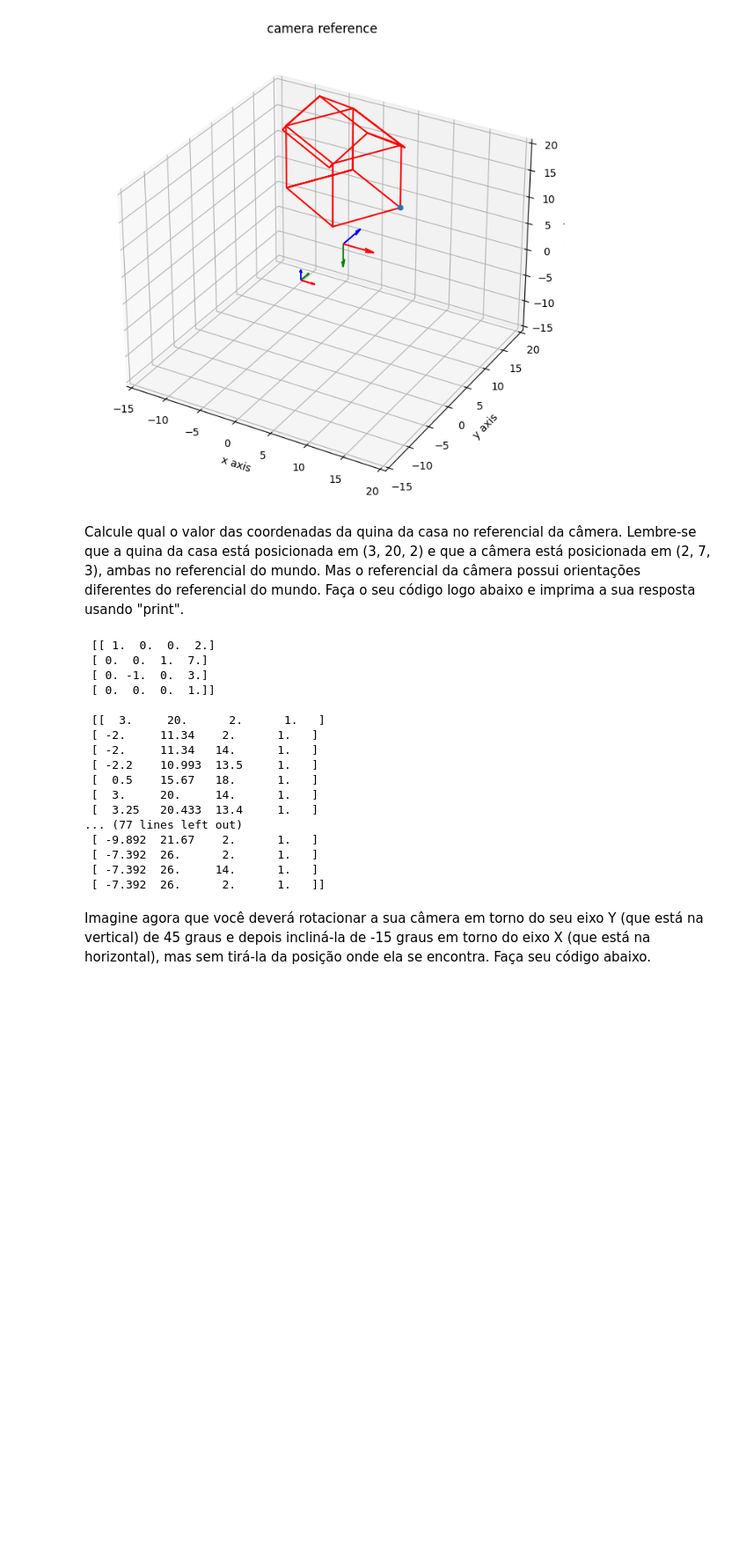
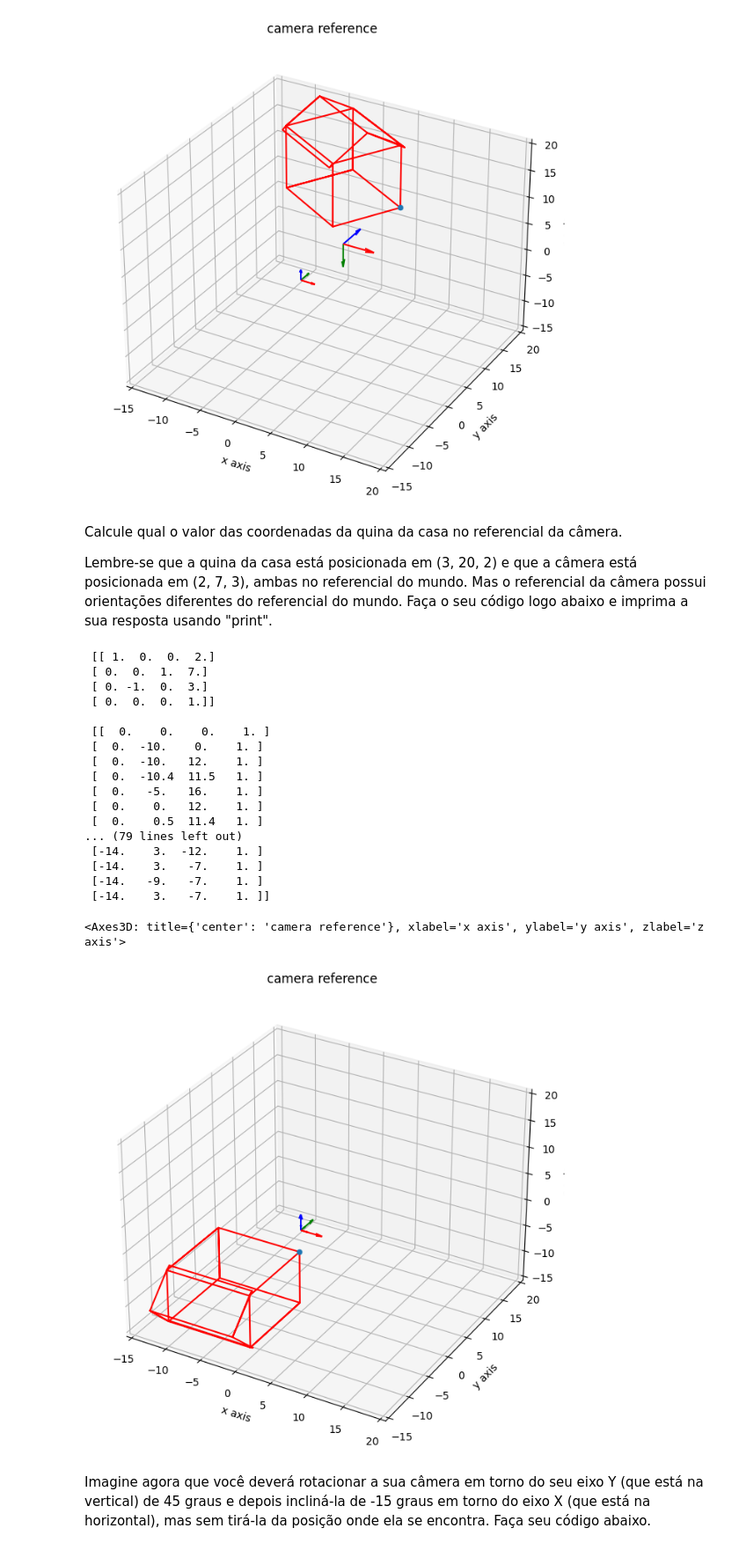
Before and after one commit to MauricioPimenta/ComputerVision, a Jupyter notebook: 2023.09-atividade_movimento_corpo_rigido.ipynb, the cells around one changed output. Shown at 88% size. Saved outputs shown, nothing was run; the diff lists cells and outputs as text; code cells hidden in the pictures; blank space fills up the shorter version.

Commit message:
Problemas pra fazer o referencial da camera... :'(

```diff
--- a/2023.09-atividade_movimento_corpo_rigido.ipynb
+++ b/2023.09-atividade_movimento_corpo_rigido.ipynb
@@ -300,45 +295,63 @@ draw_arrows(cam2[:,3],cam2[:,0:3],ax0, arrow_lenght)
 <Axes3D: title={'center': 'camera reference'}, xlabel='x axis', ylabel='y axis', zlabel='z axis'>
 [figure]
 # %% [markdown]
-Calcule qual o valor das coordenadas da quina da casa no referencial da câmera. Lembre-se que a quina da casa está posicionada em (3, 20, 2) e que a câmera está posicionada em (2, 7, 3), ambas no referencial do mundo. Mas o referencial da câmera possui orientações diferentes do referencial do mundo. Faça o seu código logo abaixo e imprima a sua resposta usando "print".
+Calcule qual o valor das coordenadas da quina da casa no referencial da câmera.
+
+
+Lembre-se que a quina da casa está posicionada em (3, 20, 2) e que a câmera está posicionada em (2, 7, 3), ambas no referencial do mundo. Mas o referencial da câmera possui orientações diferentes do referencial do mundo. Faça o seu código logo abaixo e imprima a sua resposta usando "print".
 # %%
 print('\n', cam2, '\n\n', np.transpose(house))
 
 
 # Transformação acumulada para colocar o referencial da câmera onde se encontra atualmente:
-T = myTranslate(myRotateZ(angle=angCam), dxCam, dyCam, dzCam)
+T = myTranslate(myRotateX(obj=None, angle=angCam), dxCam, dyCam, dzCam)
 # inclui a rotação acumulada e a translação da origem
 # Essa transformação faz a conversão de coordenadas no referencial da câmera para o referencial do mundo
 print('\n\n', T, '\n\n')
 
 # Para obter as coordenadas do objeto no referencial da câmera, devemos aplicar ao objeto
 # as transformações que levariam a câmera para a origem.
 
 # Matriz que faz a transformação de Coordenada
 # Referencial do Mundo -> Referencial da Câmera
-Tref_world2Cam = myRotateZ(myTranslate(obj=None, dx=dxCam, dy=dyCam, dz=dzCam), -angCam)
+Tref_world2Cam = myRotateX(myTranslate(obj=None, dx= -dxCam, dy= -dyCam, dz= -dzCam), -angCam)
 print('\n\n',Tref_world2Cam, '\n\n')
 
+house_refC = Tref_world2Cam @ house
+cam3 = Tref_world2Cam @ cam2
+print('\n house_refC(0,0) = (', house_refC[0,0],',', house_refC[1,0], ',', house_refC[2,0], ')')
 
-print('\n', cam2, '\n\n', np.transpose(house))
+print('\n', cam3, '\n\n', np.transpose(house_refC))
+
+# plotar no ref da camera
+ax0 = set_plot(lim=[-15,20])
+draw_arrows(point,base,ax0)
+ax0.plot3D(house_refC[0,:], house_refC[1,:], house_refC[2,:], 'red')
+# Plotando a quina da casa que está em (0,0,0) para servir de referência
+ax0.scatter(house_refC[0,0], house_refC[1,0], house_refC[2,0],'b')
+
+# Plote a câmera também - altere o código abaixo, se necessário
+draw_arrows(cam3[:,-1],cam3[:,0:3],ax0, length = arrow_lenght)
 # %% [output]
  [[ 1.  0.  0.  2.]
  [ 0.  0.  1.  7.]
  [ 0. -1.  0.  3.]
  [ 0.  0.  0.  1.]]
 
- [[  3.     20.      2.      1.   ]
- [ -2.     11.34    2.      1.   ]
- [ -2.     11.34   14.      1.   ]
- [ -2.2    10.993  13.5     1.   ]
- [  0.5    15.67   18.      1.   ]
- [  3.     20.     14.      1.   ]
- [  3.25   20.433  13.4     1.   ]
-... (77 lines left out)
- [ -9.892  21.67    2.      1.   ]
- [ -7.392  26.      2.      1.   ]
- [ -7.392  26.     14.      1.   ]
- [ -7.392  26.      2.      1.   ]]
+ [[  0.    0.    0.    1. ]
+ [  0.  -10.    0.    1. ]
+ [  0.  -10.   12.    1. ]
+ [  0.  -10.4  11.5   1. ]
+ [  0.   -5.   16.    1. ]
+ [  0.    0.   12.    1. ]
+ [  0.    0.5  11.4   1. ]
+... (79 lines left out)
+ [-14.    3.  -12.    1. ]
+ [-14.    3.   -7.    1. ]
+ [-14.   -9.   -7.    1. ]
+ [-14.    3.   -7.    1. ]]
+<Axes3D: title={'center': 'camera reference'}, xlabel='x axis', ylabel='y axis', zlabel='z axis'>
+[figure, added]
 # %% [markdown]
 Imagine agora que você deverá rotacionar a sua câmera em torno do seu eixo Y (que está na vertical) de 45 graus e depois incliná-la de -15 graus em torno do eixo X (que está na horizontal), mas sem tirá-la da posição onde ela se encontra.
 Faça seu código abaixo.
```
Also changed, not shown: parts of 4 cells of this notebook.
